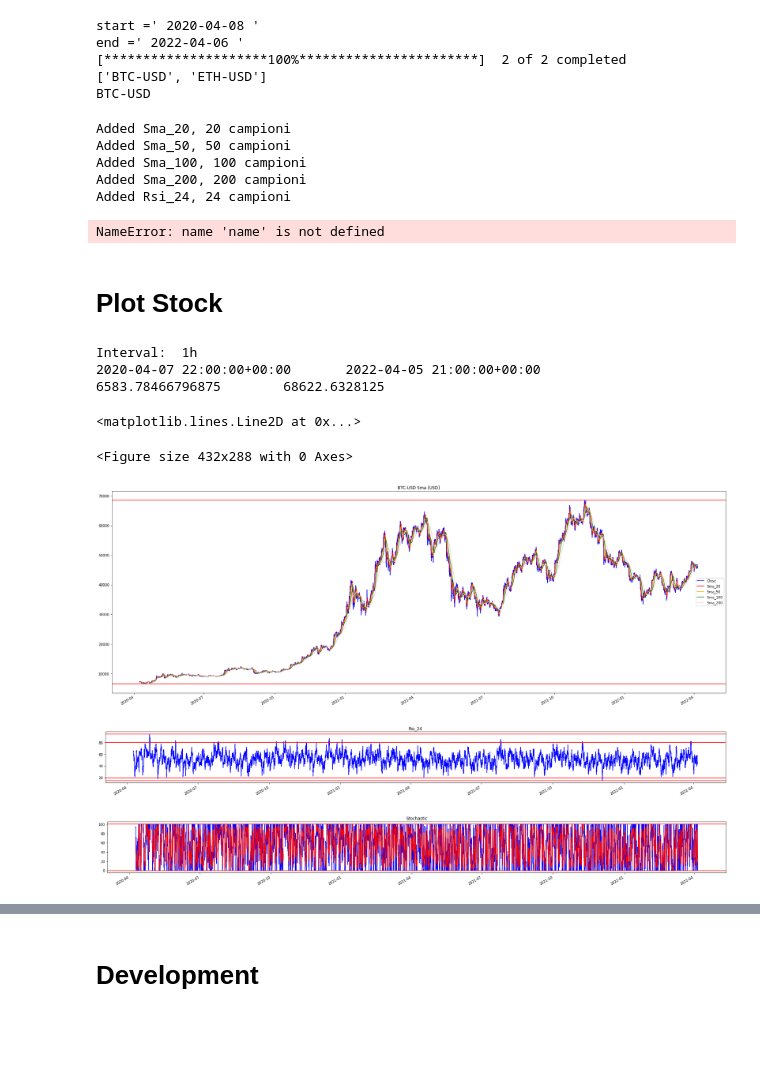
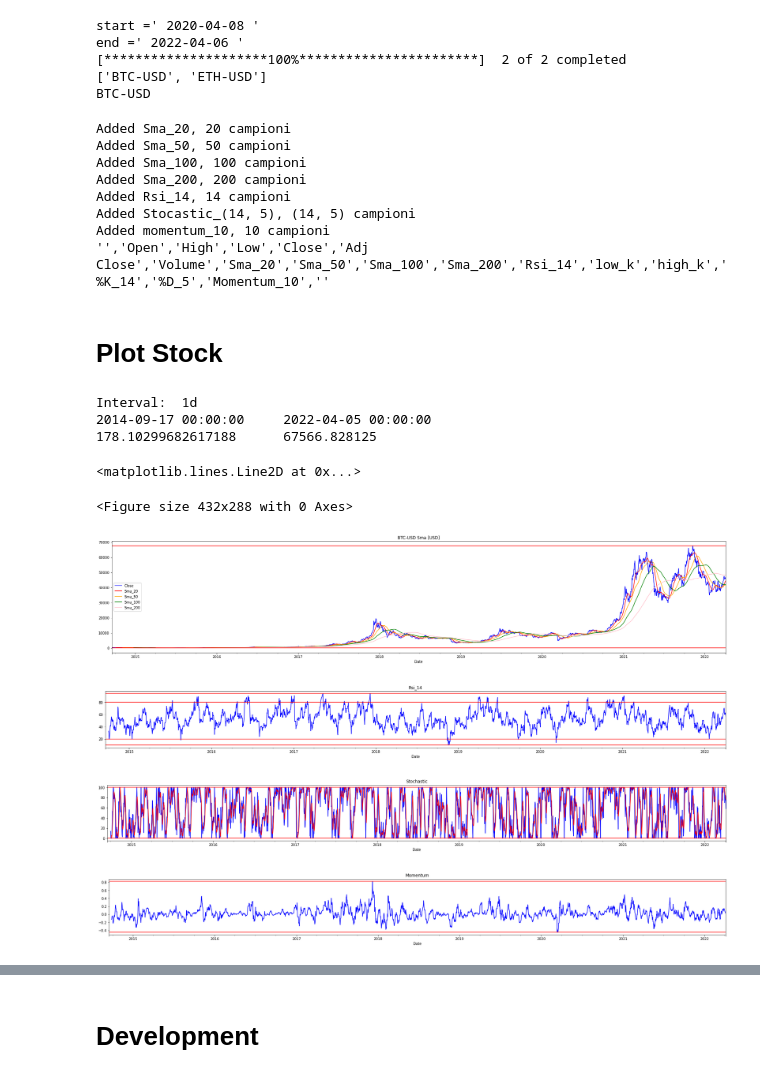
Before and after one commit to MarcoPluchino/2021_FinanceJupyterTutorial, a Jupyter notebook: rbt/notebook/wc_20220329_prova.ipynb, the cells around one changed output, grey strips where cells are left out. Drawn from its saved outputs; the diff is of its cells as text; code cells hidden in the pictures; blank space fills up the shorter version.

Commit message:
calcolari valori ad un giorno

```diff
--- a/rbt/notebook/wc_20220329_prova.ipynb
+++ b/rbt/notebook/wc_20220329_prova.ipynb
@@ -33,10 +33,11 @@ Today:  2022-04-06
 # DOWNLAOD Data Frame
 # INPUT
 tickers_list     =["BTC-USD","ETH-USD"]
-interval        ='1h'
+interval        ='1d'
 print("start ='",start.strftime(("%Y-%m-%d")),"'") #
 print("end ='",end.strftime(("%Y-%m-%d")),"'")
-stock           = yf.download(tickers = tickers_list,group_by = 'ticker',start=start.strftime(("%Y-%m-%d")) , end=end.strftime(("%Y-%m-%d")),interval=interval)
+start = '2009-01-01'#start.strftime(("%Y-%m-%d"))
+stock           = yf.download(tickers = tickers_list,group_by = 'ticker',start=start , end=end.strftime(("%Y-%m-%d")),interval=interval)
 tickers         = tickers_list[0]
 print(tickers_list,tickers,sep='\n')
 stock           = stock[tickers]
@@ -52,17 +53,19 @@ stock = Index.add_sma(stock,20)
 stock = Index.add_sma(stock,50)
 stock = Index.add_sma(stock,100)
 stock = Index.add_sma(stock,200)
-stock = Index.add_rsi(stock,24) # Es. 1 giorno 24 campioni
-stock = Index.add_stocastich(stock,24,8)
-stock = Index.add_momentum(stock,24)
+stock = Index.add_rsi(stock,14) # Es. 1 giorno 24 campioni
+stock = Index.add_stocastich(stock,14,5)
+stock = Index.add_momentum(stock,10)
 print(r"'",*stock.columns.tolist(),r"'",sep=r"','")
 # %% [output]
 Added Sma_20, 20 campioni
 Added Sma_50, 50 campioni
 Added Sma_100, 100 campioni
 Added Sma_200, 200 campioni
-Added Rsi_24, 24 campioni
+Added Rsi_14, 14 campioni
+Added Stocastic_(14, 5), (14, 5) campioni
+Added momentum_10, 10 campioni
+'','Open','High','Low','Close','Adj Close','Volume','Sma_20','Sma_50','Sma_100','Sma_200','Rsi_14','low_k','high_k','%K_14','%D_5','Momentum_10',''
-NameError: name 'name' is not defined
 # %% [markdown]
 # Plot Stock
 # %%
@@ -71,38 +74,45 @@ NameError: name 'name' is not defined
 # %%
 # https://jakevdp.github.io/PythonDataScienceHandbook/04.08-multiple-subplots.html
 # PLOT TUTTI GLI INDICI
 print("Interval: ",interval)
 print(stock.index[0],stock.index[-1],sep='\t')
 print(stock['Close'].min(),stock['Close'].max(), sep = '\t')
 
 plt.figure()
-pl1     = stock[['Close','Sma_20','Sma_50','Sma_100','Sma_200']].plot(subplots=False, color=color ,figsize=(32,12),title=f'{tickers} Sma [USD]')
+pl1     = stock[['Close','Sma_20','Sma_50','Sma_100','Sma_200']].plot(subplots=False, color=color ,figsize=(32,6),title=f'{tickers} Sma [USD]')
 min,max = stock['Close'].min(),stock['Close'].max()
 plt.axhline(y=min, color='r', linestyle='-')
 plt.axhline(y=max, color='r', linestyle='-')
 
 plt.figure()
-title = 'Rsi_24'
-pl2     = stock['Rsi_24'].plot(subplots=False, color=color ,figsize=(32,3),title=title)
-plt.axhline(y=stock['Rsi_24'].min(), color='r', linestyle='-')
-plt.axhline(y=stock['Rsi_24'].max(), color='r', linestyle='-')
+title = 'Rsi_14'
+pl2     = stock['Rsi_14'].plot(subplots=False, color=color ,figsize=(32,3),title=title)
+plt.axhline(y=stock['Rsi_14'].min(), color='r', linestyle='-')
+plt.axhline(y=stock['Rsi_14'].max(), color='r', linestyle='-')
 plt.axhline(y=80, color='r', linestyle='-')
 plt.axhline(y=20, color='r', linestyle='-')
 
 plt.figure()
-title = 'Stochastic'
-pl3     = stock['%K'].plot(subplots=False, color=color[0] ,figsize=(32,3),title=title)
-pl4    = stock['%D'].plot(subplots=False, color=color[1] ,figsize=(32,3),title=title)
-plt.axhline(y=stock['%K'].min(), color='r', linestyle='-')
-plt.axhline(y=stock['%K'].max(), color='r', linestyle='-')
+title = 'Stochastic K_14 %D_5'
+pl3     = stock['%K_14'].plot(subplots=False, color=color[0] ,figsize=(32,3),title=title)
+pl4    = stock['%D_5'].plot(subplots=False, color=color[1] ,figsize=(32,3),title=title)
+plt.axhline(y=stock['%K_14'].min(), color='r', linestyle='-')
+plt.axhline(y=stock['%K_14'].max(), color='r', linestyle='-')
+
+plt.figure()
+title = 'Momentum_10'
+pl3     = stock['Momentum_10'].plot(subplots=False, color=color[0] ,figsize=(32,3),title=title)
+plt.axhline(y=stock['Momentum_10'].min(), color='r', linestyle='-')
+plt.axhline(y=stock['Momentum_10'].max(), color='r', linestyle='-')
 # %% [output]
-Interval:  1h
-2020-04-07 22:00:00+00:00       2022-04-05 21:00:00+00:00
-6583.78466796875        68622.6328125
+Interval:  1d
+2014-09-17 00:00:00     2022-04-05 00:00:00
+178.10299682617188      67566.828125
 <matplotlib.lines.Line2D at 0x...>
 <Figure size 432x288 with 0 Axes>
-[figure, old version]
+[figure, new version]
-[figure, old version]
+[figure, new version]
-[figure, old version]
+[figure, new version]
+[figure, added]
 # %%
 # LAST samples
```
Also changed, not shown: parts of 9 cells of this notebook, 3 other files.
